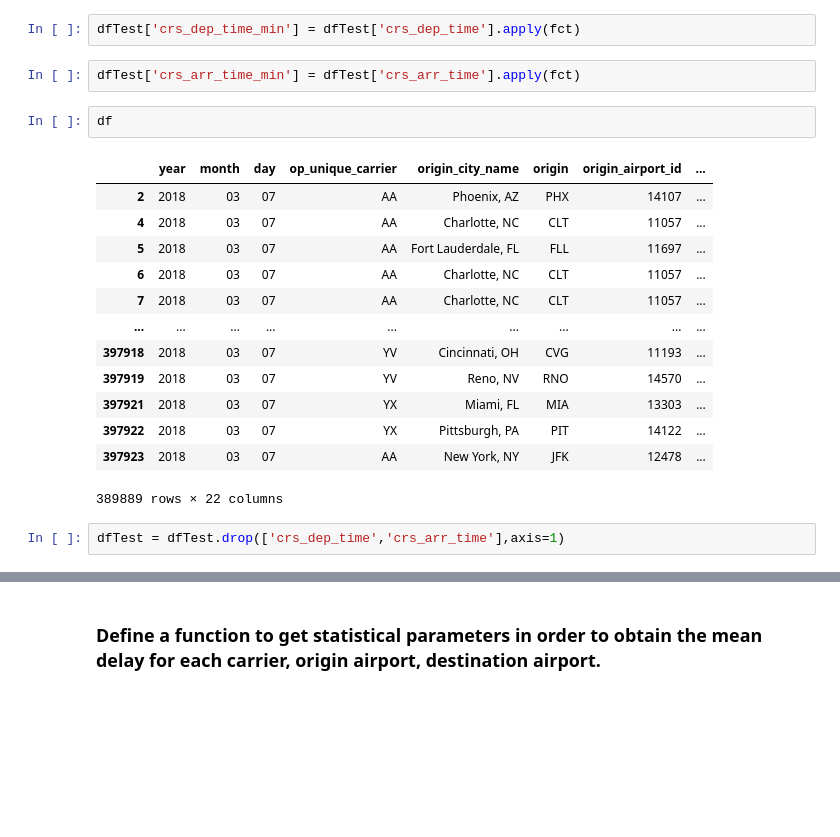
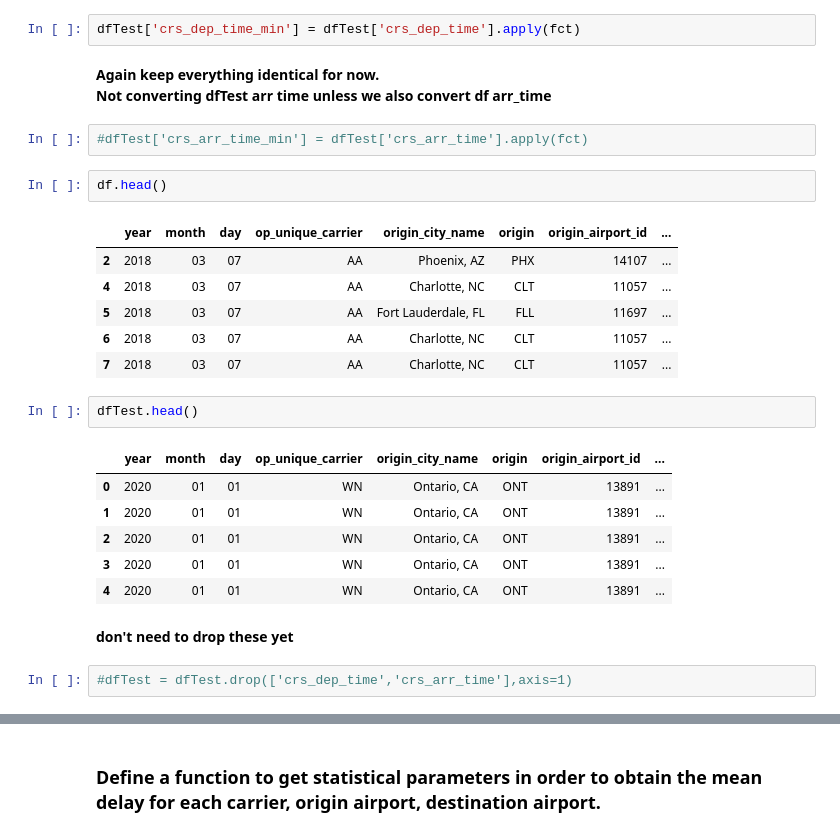
Before and after one commit to ZacharyArgentin/LHL_Midterm_Project_Predicting_Flight_Delays, a Jupyter notebook: submission_file.ipynb, the cells around one changed output, grey strips where cells are left out. Saved outputs shown, nothing was run; the diff lists cells and outputs as text; blank space fills up the shorter version.

```diff
--- a/submission_file.ipynb
+++ b/submission_file.ipynb
@@ -350,23 +405,30 @@ See the caveats in the documentation: https://pandas.pydata.org/pandas-docs/stab
 # %%
 dfTest['crs_dep_time_min'] = dfTest['crs_dep_time'].apply(fct)
+# %% [markdown]
+**Again keep everything identical for now.
+Not converting dfTest arr time unless we also convert df arr_time**
 # %%
-dfTest['crs_arr_time_min'] = dfTest['crs_arr_time'].apply(fct)
+#dfTest['crs_arr_time_min'] = dfTest['crs_arr_time'].apply(fct)
 # %%
-df
+df.head()
 # %% [output]
 |  | year | month | day | op_unique_carrier | origin_city_name | origin | origin_airport_id | ... |
 | 2 | 2018 | 03 | 07 | AA | Phoenix, AZ | PHX | 14107 | ... |
 | 4 | 2018 | 03 | 07 | AA | Charlotte, NC | CLT | 11057 | ... |
 | 5 | 2018 | 03 | 07 | AA | Fort Lauderdale, FL | FLL | 11697 | ... |
 | 6 | 2018 | 03 | 07 | AA | Charlotte, NC | CLT | 11057 | ... |
 | 7 | 2018 | 03 | 07 | AA | Charlotte, NC | CLT | 11057 | ... |
-| ... | ... | ... | ... | ... | ... | ... | ... | ... |
-| 397918 | 2018 | 03 | 07 | YV | Cincinnati, OH | CVG | 11193 | ... |
-| 397919 | 2018 | 03 | 07 | YV | Reno, NV | RNO | 14570 | ... |
-| 397921 | 2018 | 03 | 07 | YX | Miami, FL | MIA | 13303 | ... |
-| 397922 | 2018 | 03 | 07 | YX | Pittsburgh, PA | PIT | 14122 | ... |
-| 397923 | 2018 | 03 | 07 | AA | New York, NY | JFK | 12478 | ... |
-389889 rows × 22 columns
+# %%
+dfTest.head()
+# %% [output]
+|  | year | month | day | op_unique_carrier | origin_city_name | origin | origin_airport_id | ... |
+| 0 | 2020 | 01 | 01 | WN | Ontario, CA | ONT | 13891 | ... |
+| 1 | 2020 | 01 | 01 | WN | Ontario, CA | ONT | 13891 | ... |
+| 2 | 2020 | 01 | 01 | WN | Ontario, CA | ONT | 13891 | ... |
+| 3 | 2020 | 01 | 01 | WN | Ontario, CA | ONT | 13891 | ... |
+| 4 | 2020 | 01 | 01 | WN | Ontario, CA | ONT | 13891 | ... |
+# %% [markdown]
+**don't need to drop these yet**
 # %%
-dfTest = dfTest.drop(['crs_dep_time','crs_arr_time'],axis=1)
+#dfTest = dfTest.drop(['crs_dep_time','crs_arr_time'],axis=1)
 # %%
```
Also changed, not shown: parts of 44 cells of this notebook, 1 other file.
